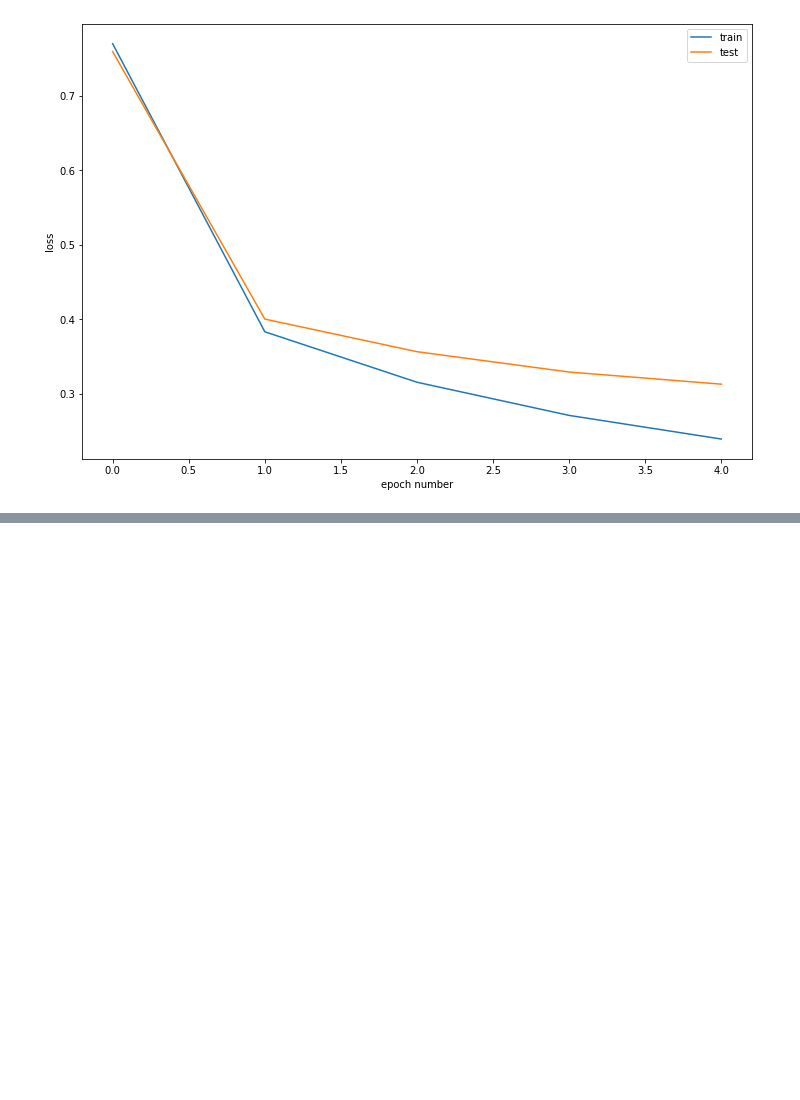
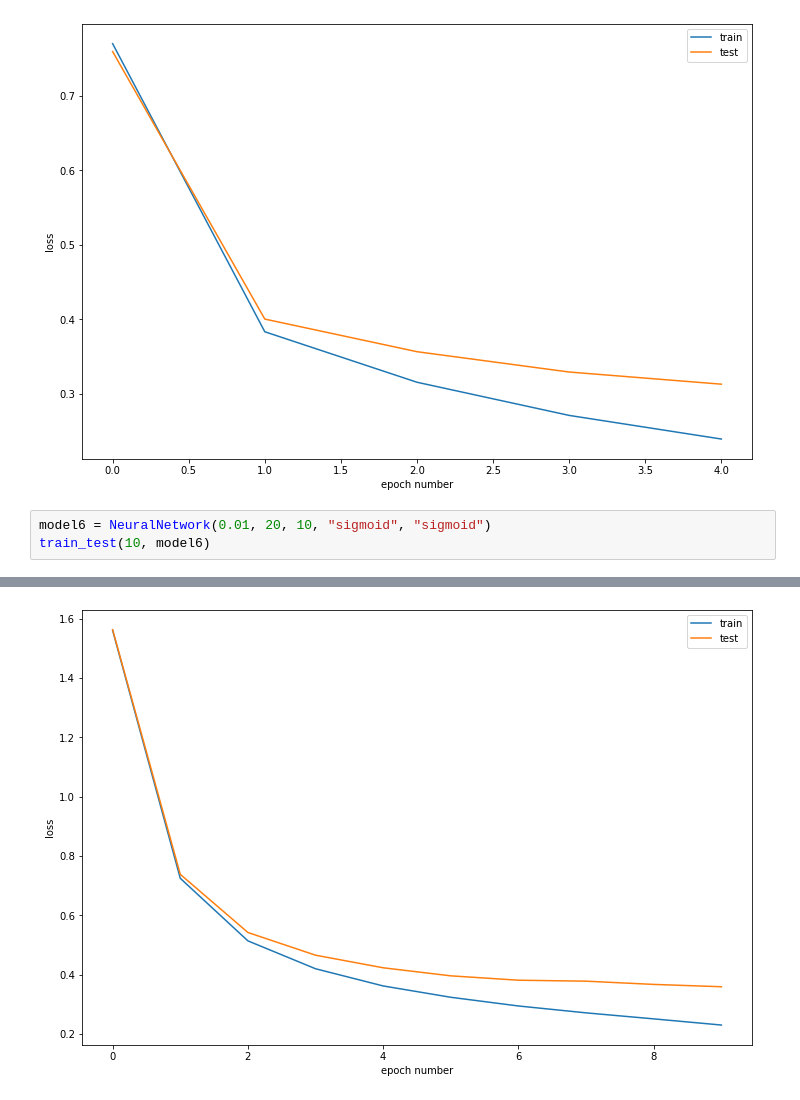
Before and after one commit to NaJonas/AI-Coursework, a Jupyter notebook: Task_2.ipynb, the cells around one changed output, grey strips where cells are left out. Drawn from its saved outputs; the diff is of its cells as text; blank space fills up the shorter version.

Commit message:
More models for the repot

```diff
--- a/Task_2.ipynb
+++ b/Task_2.ipynb
@@ -343,3 +343,7 @@ Testing loss:  0.31328299717381564
 No. of epochs  5
 Test accuracy:  91.34
 [figure]
+# %%
+model6 = NeuralNetwork(0.01, 20, 10, "sigmoid", "sigmoid")
+train_test(10, model6)
+# %% [output]
@@ -345,0 +367 @@ Test accuracy:  91.34
+[figure, added]
```
Also changed, not shown: parts of 2 cells of this notebook.
